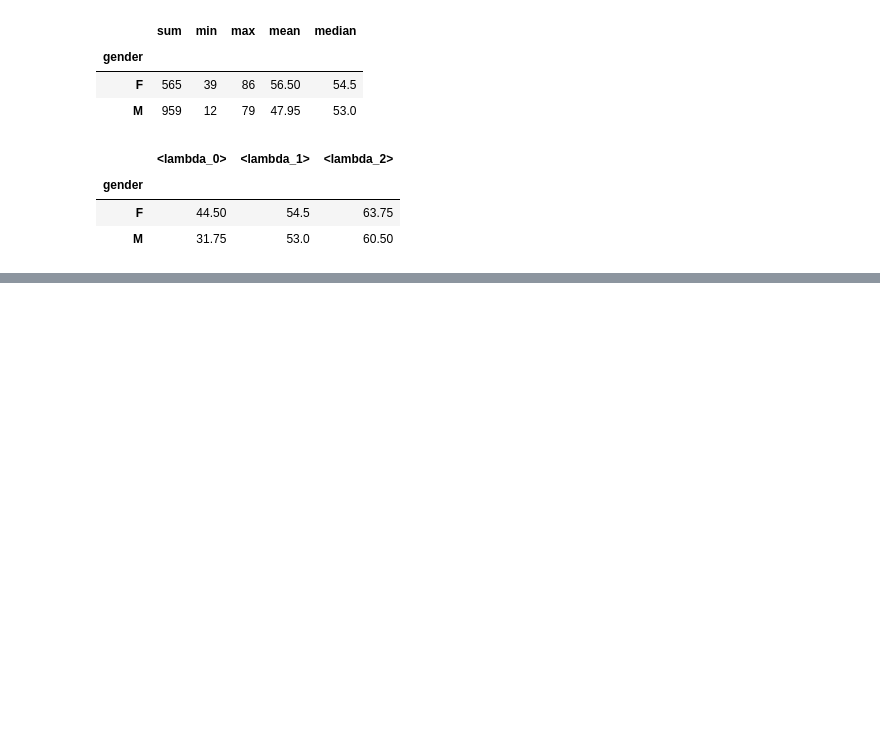
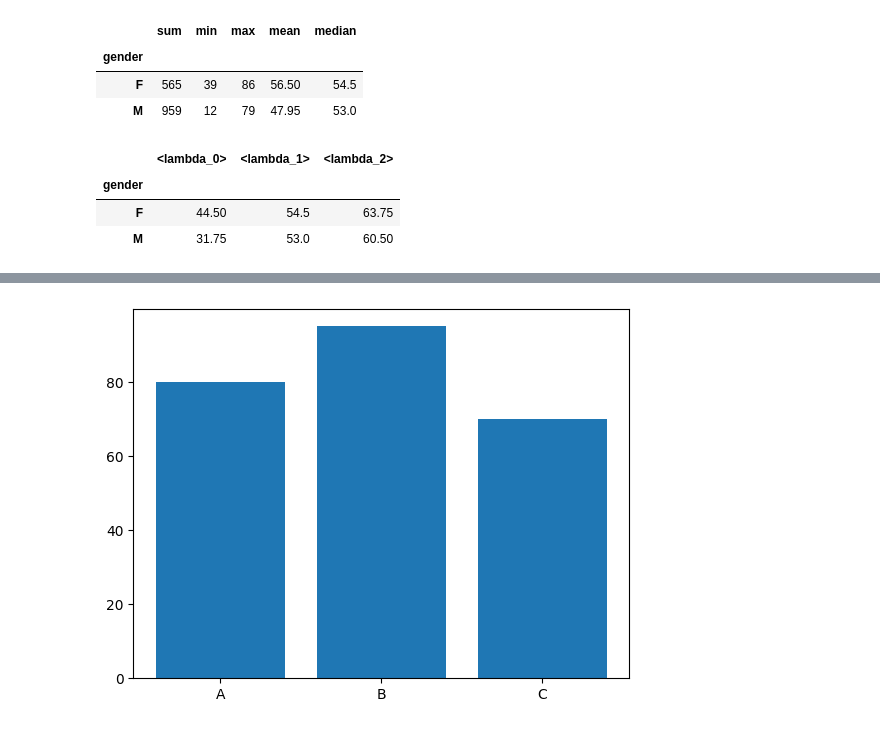
Before and after one commit to chayojun/EMS_Python_Analysis, a Jupyter notebook: scr/04_data_preprocessing.ipynb, the cells around one changed output, grey strips where cells are left out. Saved outputs shown, nothing was run; the diff lists cells and outputs as text; code cells hidden in the pictures; blank space fills up the shorter version.

```diff
--- a/scr/04_data_preprocessing.ipynb
+++ b/scr/04_data_preprocessing.ipynb
@@ -449,0 +492,10 @@ df2["final_score"].agg([
+# %%
+import matplotlib.pyplot as plt
+
+names = ["A","B","C"]
+scores = [80, 95, 70]
+
+plt.bar(names, scores)
+plt.show()
+# %% [output]
+[figure, added]
```
Also changed, not shown: parts of 11 cells of this notebook.
